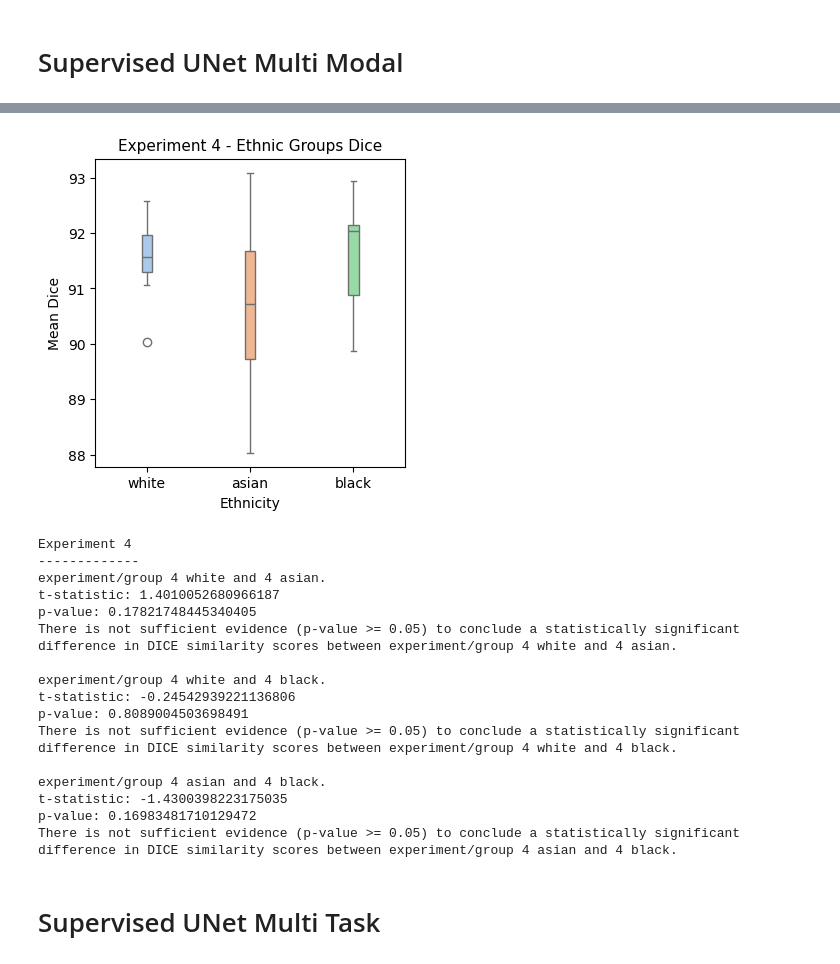
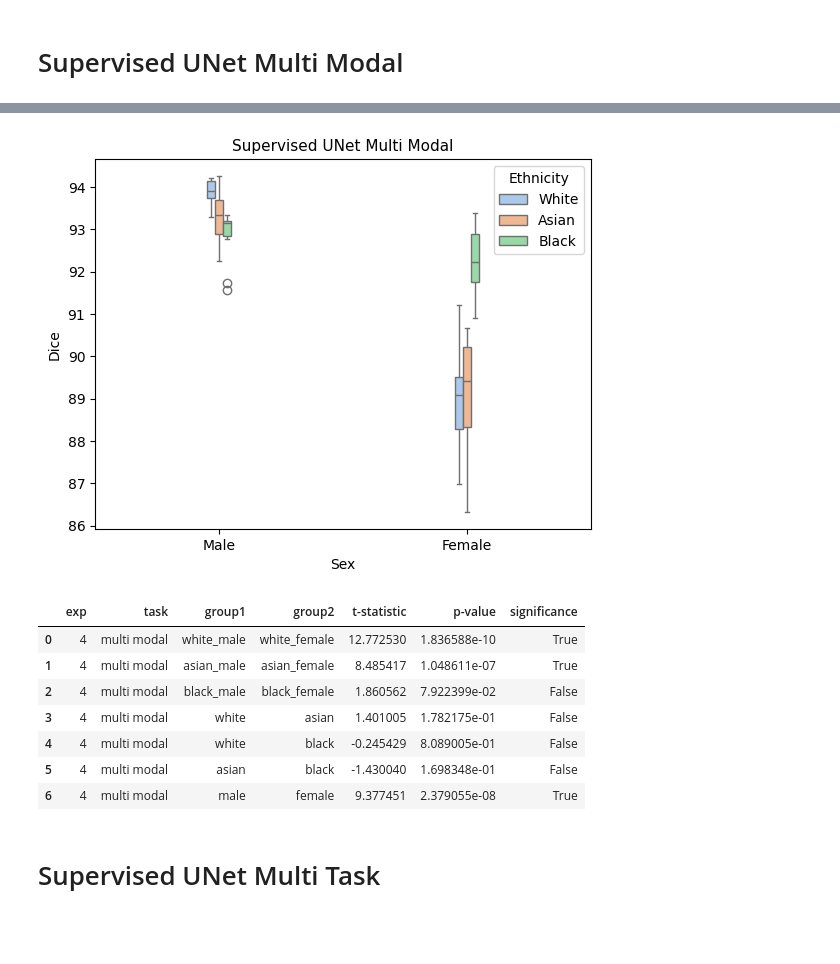
Before and after one commit to msskzx/UniMatch, a Jupyter notebook: more-scenarios/medical/tasks_analysis.ipynb, the cells around one changed output, grey strips where cells are left out. Drawn from its saved outputs; the diff is of its cells as text; code cells hidden in the pictures; blank space fills up the shorter version.

```diff
--- a/more-scenarios/medical/tasks_analysis.ipynb
+++ b/more-scenarios/medical/tasks_analysis.ipynb
@@ -87,7 +46,7 @@ There is not sufficient evidence (p-value >= 0.05) to conclude a statistically s
 # %% [markdown]
 # Supervised UNet Multi Modal
 # %%
-mm_ethn_df = pd.DataFrame()
+unet_mm_ethn_df = pd.DataFrame()
 dataset = 'ukbb'
 method = 'supervised'
 seg_model = 'unet'
@@ -99,4 +58,4 @@ for exp in [4]:
         res_df = pd.read_csv(f'outputs/results/csv/{dataset}/{method}/{seg_model}/exp{exp}/seed{seed}/{task}/{control}.csv')
         test_ethn_merged_df = nls.merge_results_patients(res_df, patients_df)
         nls_df = nls.get_all_results(test_ethn_merged_df, cfg)
-        mm_ethn_df = pd.concat([mm_ethn_df, nls_df], ignore_index=True)
+        unet_mm_ethn_df = pd.concat([unet_mm_ethn_df, nls_df], ignore_index=True)
@@ -139,24 +62,19 @@ There is a statistically significant difference (p-value < 0.05) in DICE similar
-# %%
-nls.boxplot_ethn_dice(mm_ethn_df, exp=4)
-nls.ethn_ttest(mm_ethn_df, exp=4)
-# %% [output]
-[figure, removed]
-Experiment 4
--------------
-experiment/group 4 white and 4 asian.
-t-statistic: 1.4010052680966187
-p-value: 0.17821748445340405
-There is not sufficient evidence (p-value >= 0.05) to conclude a statistically significant difference in DICE similarity scores between experiment/group 4 white and 4 asian.
-
-experiment/group 4 white and 4 black.
-t-statistic: -0.24542939221136806
-p-value: 0.8089004503698491
-There is not sufficient evidence (p-value >= 0.05) to conclude a statistically significant difference in DICE similarity scores between experiment/group 4 white and 4 black.
-
-experiment/group 4 asian and 4 black.
-t-statistic: -1.4300398223175035
-p-value: 0.16983481710129472
-There is not sufficient evidence (p-value >= 0.05) to conclude a statistically significant difference in DICE similarity scores between experiment/group 4 asian and 4 black.
+# %%
+nls.plot_sex_dice_intersectional(unet_mm_ethn_df, exp=4, title='Supervised UNet Multi Modal')
+# %% [output]
+[figure, added]
+# %%
+unet_mm_ttest_df = nls.all_groups_ttest(unet_mm_ethn_df, exp=4, task='multi modal')
+unet_mm_ttest_df
+# %% [output]
+|  | exp | task | group1 | group2 | t-statistic | p-value | significance |
+| 0 | 4 | multi modal | white_male | white_female | 12.772530 | 1.836588e-10 | True |
+| 1 | 4 | multi modal | asian_male | asian_female | 8.485417 | 1.048611e-07 | True |
+| 2 | 4 | multi modal | black_male | black_female | 1.860562 | 7.922399e-02 | False |
+| 3 | 4 | multi modal | white | asian | 1.401005 | 1.782175e-01 | False |
+| 4 | 4 | multi modal | white | black | -0.245429 | 8.089005e-01 | False |
+| 5 | 4 | multi modal | asian | black | -1.430040 | 1.698348e-01 | False |
+| 6 | 4 | multi modal | male | female | 9.377451 | 2.379055e-08 | True |
 # %% [markdown]
 # Supervised UNet Multi Task
 # %%
```
Also changed, not shown: parts of 14 cells of this notebook, 1 other file.
